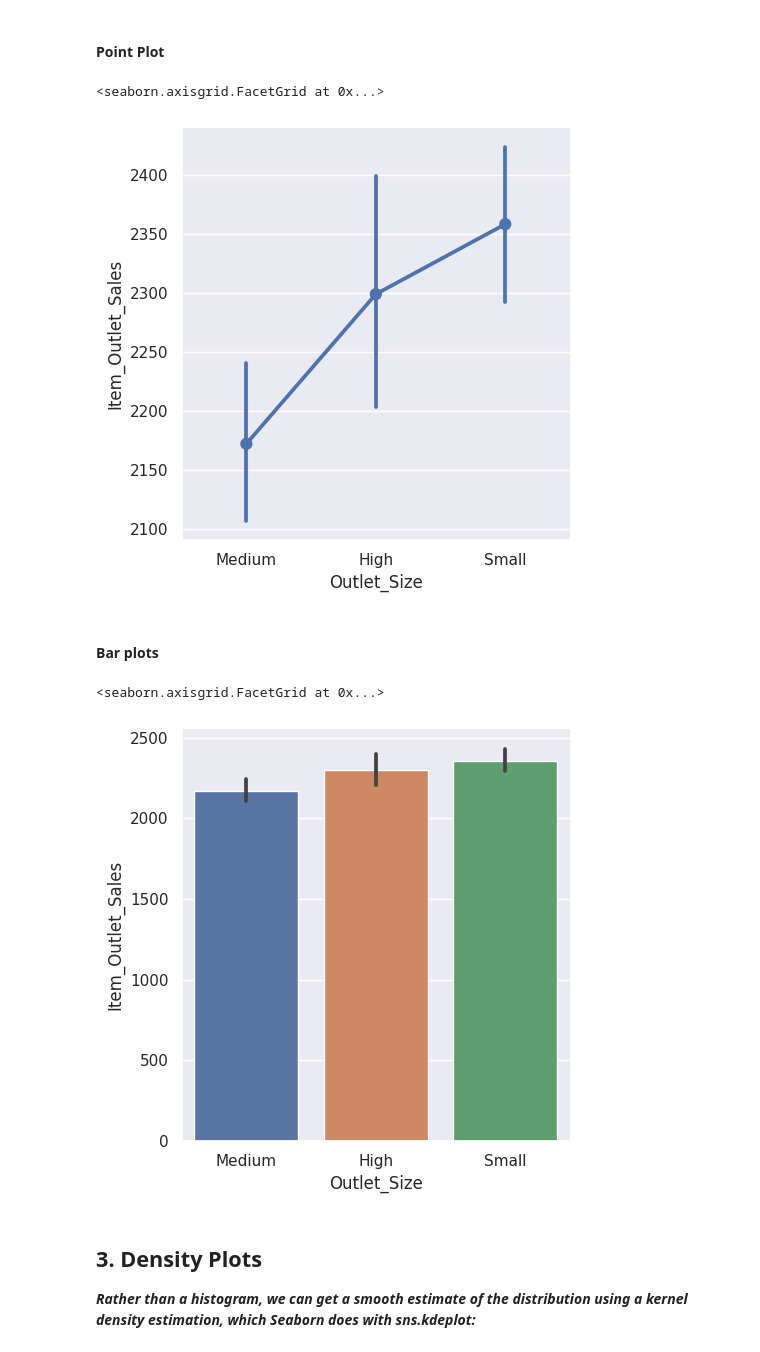
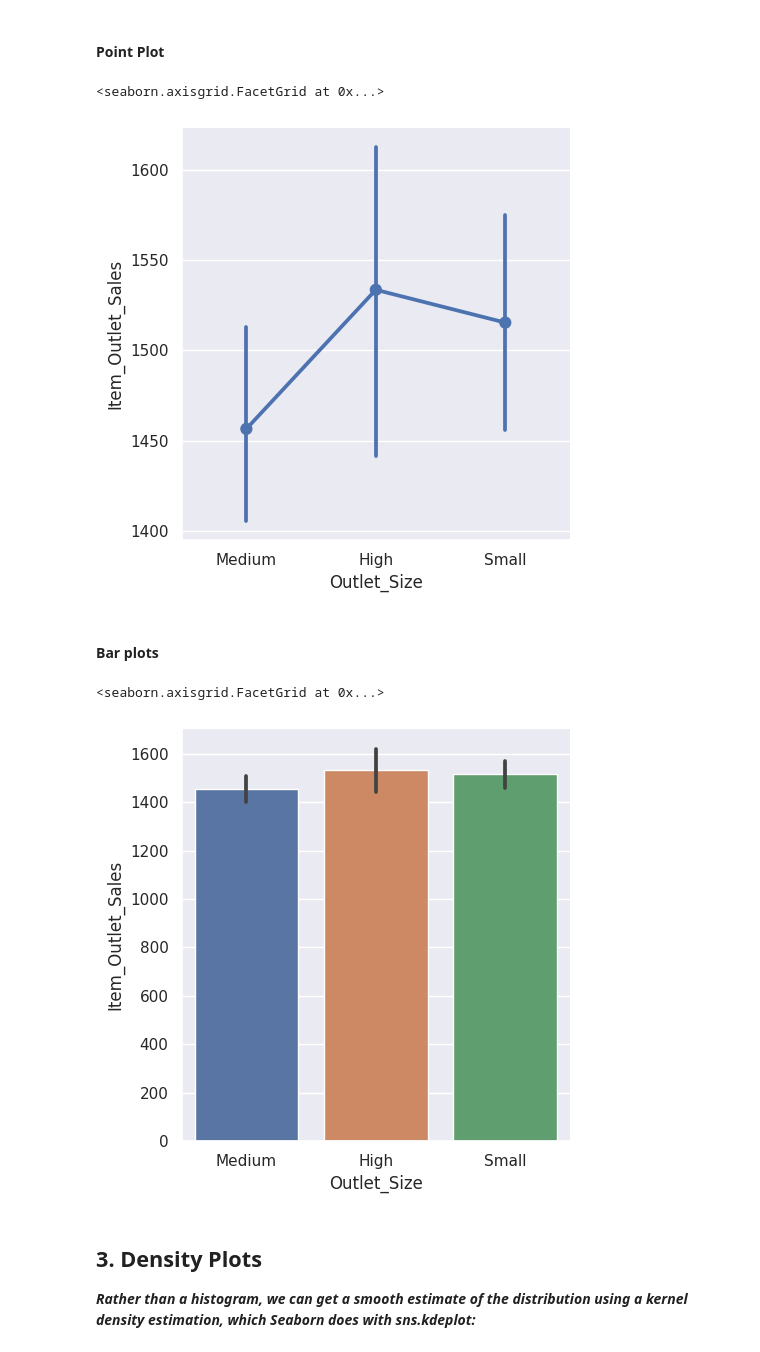
Before and after one commit to Adh101/TechAxis-Data-Science-with-Python-Notes, a Jupyter notebook: Data_Visualization_using_Seaborn.ipynb, the cells around one changed output. Drawn from its saved outputs; the diff is of its cells as text; code cells hidden in the pictures.

```diff
--- a/Data_Visualization_using_Seaborn.ipynb
+++ b/Data_Visualization_using_Seaborn.ipynb
@@ -243,17 +243,18 @@ sns.catplot(x='Outlet_Size',y='Item_Outlet_Sales',kind ='boxen', data =data_BM)
 # %% [markdown]
 #### Point Plot
 # %%
-sns.catplot(x="Outlet_Size", y="Item_Outlet_Sales",kind="point",data=data_BM)
+sns.catplot(x="Outlet_Size", y="Item_Outlet_Sales",kind="point",estimator ='std',data=data_BM)
 # %% [output]
 <seaborn.axisgrid.FacetGrid at 0x...>
-[figure, old version]
+[figure, new version]
 # %% [markdown]
 #### Bar plots
 # %%
-sns.catplot(x="Outlet_Size", y="Item_Outlet_Sales",kind="bar",data=data_BM)
+sns.catplot(x="Outlet_Size", y="Item_Outlet_Sales",kind="bar",estimator ='std',
+            ci = 95,data=data_BM)
 # %% [output]
 <seaborn.axisgrid.FacetGrid at 0x...>
-[figure, old version]
+[figure, new version]
 # %% [markdown]
 ## 3. Density Plots
 
```
Also changed, not shown: parts of 6 cells of this notebook.
